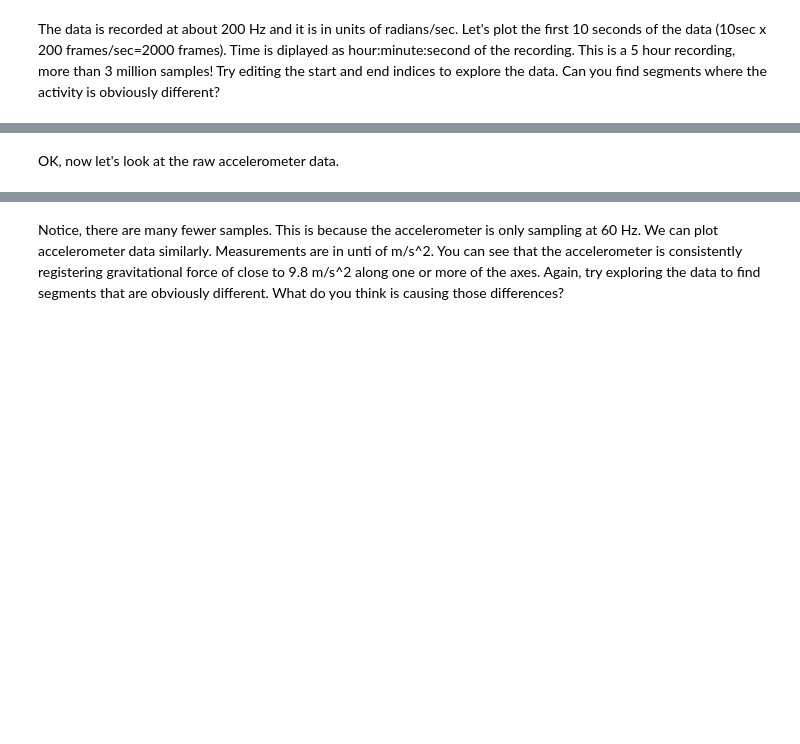
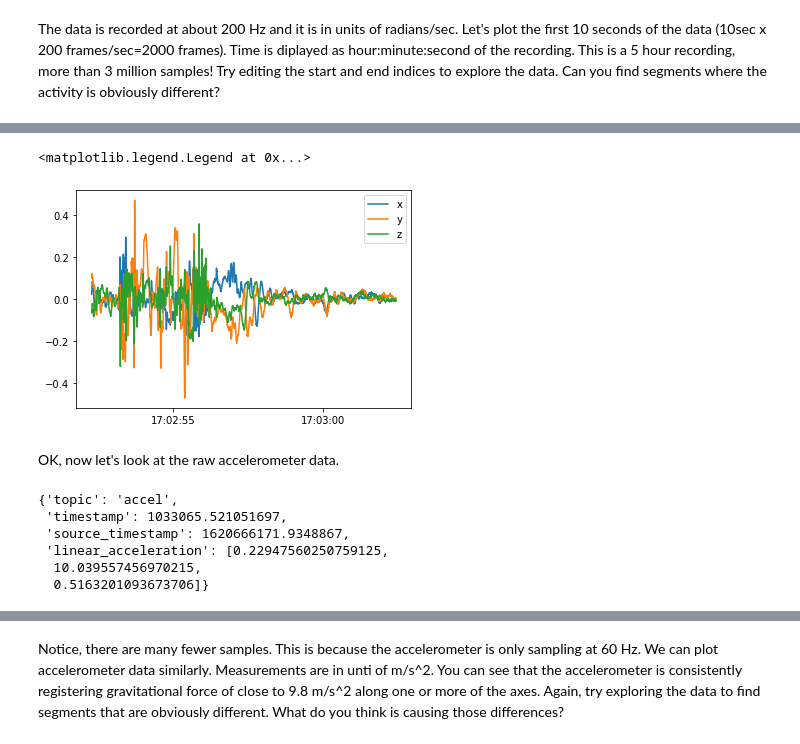
Before and after one commit to vedb/summer_workshop, a Jupyter notebook: Track2/Day1/odometry_load_and_plot_timeseries.ipynb, the cells around one changed output, grey strips where cells are left out. Saved outputs shown, nothing was run; the diff lists cells and outputs as text; code cells hidden in the pictures; blank space fills up the shorter version.

```diff
--- a/Track2/Day1/odometry_load_and_plot_timeseries.ipynb
+++ b/Track2/Day1/odometry_load_and_plot_timeseries.ipynb
@@ -32,7 +74,11 @@ The data is recorded at about 200 Hz and it is in units of radians/sec. Let's pl
 # %%
+# Delete me
 start_ind=0
 end_ind=2000
-plt.plot(gyro.time[start_ind:end_ind],gyro.angular_velocity[start_ind:end_ind])
+plt.plot(gyropri.time[start_ind:end_ind],gyropri.angular_velocity[start_ind:end_ind])
 plt.legend(['x','y','z'])
+# %% [output]
+<matplotlib.legend.Legend at 0x...>
+[figure, added]
 # %% [markdown]
 OK, now let's look at the raw accelerometer data.
@@ -39,2 +87,11 @@ OK, now let's look at the raw accelerometer data.
+# %%
+accel_x[0]
+# %% [output]
+{'topic': 'accel',
+ 'timestamp': 1033065.521051697,
+ 'source_timestamp': 1620666171.9348867,
+ 'linear_acceleration': [0.22947560250759125,
+  10.039557456970215,
+  0.5163201093673706]}
 # %%
 accel
```
Also changed, not shown: parts of 18 cells of this notebook, 2 other files.
